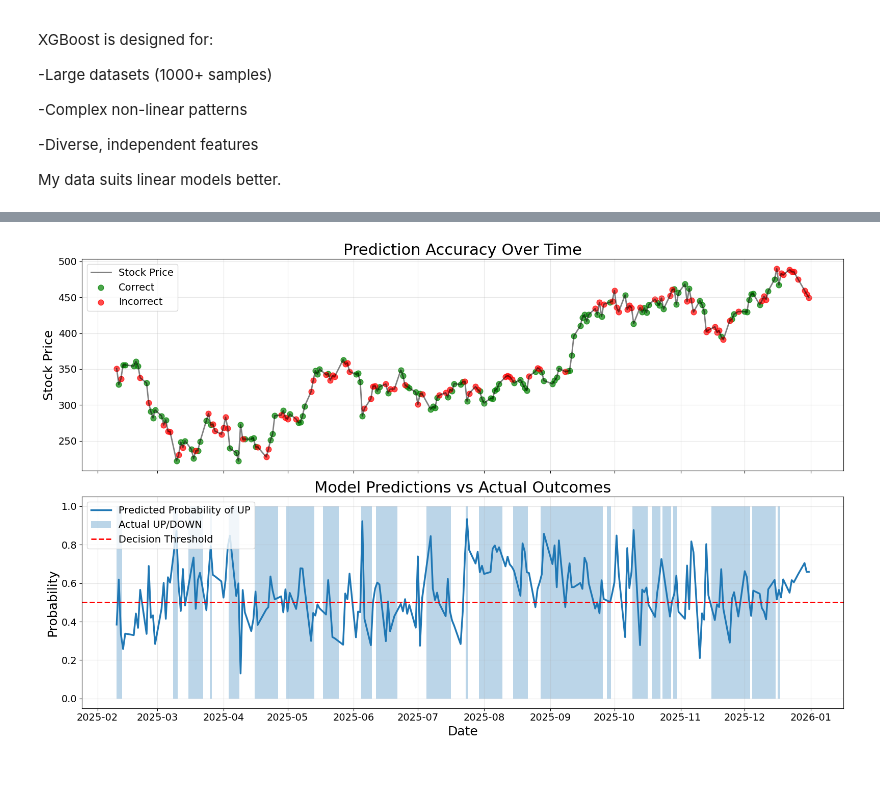
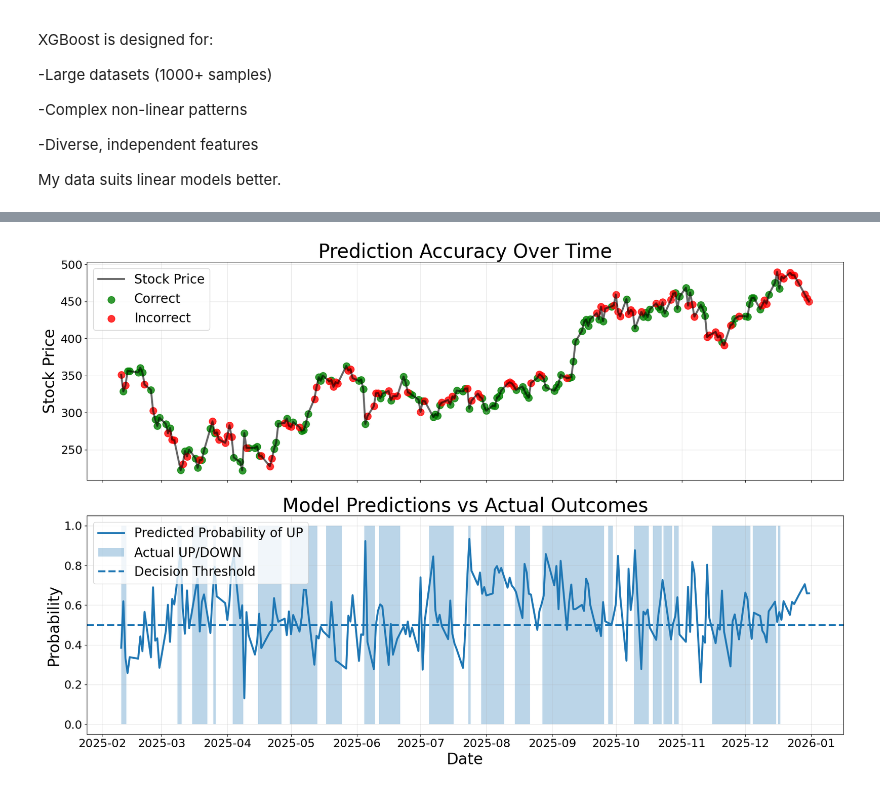
Before and after one commit to bgoodman90/Tesla_Stock_Prediction_Project, a Jupyter notebook: tesla_stock_prediction.ipynb, the cells around one changed output, grey strips where cells are left out. Cells and saved outputs as stored; diff of their text form; code cells hidden in the pictures.

```diff
--- a/tesla_stock_prediction.ipynb
+++ b/tesla_stock_prediction.ipynb
@@ -636,62 +711,102 @@ plt.show()
 # %%
 import matplotlib.pyplot as plt
+
+# -----------------------------
+# Global font scaling
+# -----------------------------
+plt.rcParams.update({
+    'font.size': 20,
+    'axes.titlesize': 30,
+    'axes.labelsize': 24,
+    'xtick.labelsize': 18,
+    'ytick.labelsize': 18,
+    'legend.fontsize': 20
+})
 
 # Create results dataframe
 results = test_df.copy()
 results['predicted_prob'] = y_prob
 results['predicted_class'] = y_pred
 results['actual_class'] = y_test
 
-# Plot
-fig, (ax1, ax2) = plt.subplots(2, 1, figsize=(16, 10), sharex=True)
+# Bigger overall canvas
+fig, (ax1, ax2) = plt.subplots(2, 1, figsize=(18, 12), sharex=True)
 
 # -----------------------------
-# Top: Stock price with correct/incorrect predictions
+# Top: Stock price with prediction correctness
 # -----------------------------
-ax1.plot(results['date'], results['Close_TSLA'],
-         color='black', alpha=0.5, linewidth=2,
-         label='Stock Price')
+ax1.plot(
+    results['date'],
+    results['Close_TSLA'],
+    color='black',
+    alpha=0.6,
+    linewidth=3,
+    label='Stock Price'
+)
 
 correct = results[results['predicted_class'] == results['actual_class']]
 incorrect = results[results['predicted_class'] != results['actual_class']]
 
-ax1.scatter(correct['date'], correct['Close_TSLA'],
-            color='green', s=60, alpha=0.7, label='Correct')
+ax1.scatter(
+    correct['date'],
+    correct['Close_TSLA'],
+    color='green',
+    s=120,           # larger markers
+    alpha=0.8,
+    label='Correct'
+)
 
-ax1.scatter(incorrect['date'], incorrect['Close_TSLA'],
-            color='red', s=60, alpha=0.7, label='Incorrect')
+ax1.scatter(
+    incorrect['date'],
+    incorrect['Close_TSLA'],
+    color='red',
+    s=120,
+    alpha=0.8,
+    label='Incorrect'
+)
 
-ax1.set_ylabel('Stock Price', fontsize=18)
-ax1.set_title('Prediction Accuracy Over Time', fontsize=22)
-ax1.legend(fontsize=14)
-ax1.tick_params(axis='both', labelsize=14)
+ax1.set_ylabel('Stock Price')
+ax1.set_title('Prediction Accuracy Over Time')
+ax1.legend(loc='upper left')
 ax1.grid(alpha=0.3)
 
 # -----------------------------
 # Bottom: Prediction probability
 # -----------------------------
-ax2.plot(results['date'], results['predicted_prob'],
-         linewidth=2.5,
-         label='Predicted Probability of UP')
+ax2.plot(
+    results['date'],
+    results['predicted_prob'],
+    linewidth=3,
+    label='Predicted Probability of UP'
+)
 
-ax2.fill_between(results['date'], 0, results['actual_class'],
-                 alpha=0.3, label='Actual UP/DOWN', step='mid')
+ax2.fill_between(
+    results['date'],
+    0,
+    results['actual_class'],
+    alpha=0.3,
+    step='mid',
+    label='Actual UP/DOWN'
+)
 
-ax2.axhline(y=0.5, color='red', linestyle='--',
-            linewidth=2, label='Decision Threshold')
+ax2.axhline(
+    y=0.5,
+    linestyle='--',
+    linewidth=3,
+    label='Decision Threshold'
+)
 
-ax2.set_xlabel('Date', fontsize=18)
-ax2.set_ylabel('Probability', fontsize=18)
-ax2.set_title('Model Predictions vs Actual Outcomes', fontsize=22)
-ax2.legend(fontsize=14, loc='upper left')
-ax2.tick_params(axis='both', labelsize=14)
+ax2.set_xlabel('Date')
+ax2.set_ylabel('Probability')
+ax2.set_title('Model Predictions vs Actual Outcomes')
+ax2.legend(loc='upper left')
 ax2.grid(alpha=0.3)
 
 plt.tight_layout()
 plt.savefig('output_plots/predictions_over_time.png', dpi=300)
 plt.show()
 # %% [output]
-[figure, old version]
+[figure, new version]
 # %%
 import matplotlib.pyplot as plt
 import pandas as pd
```
Also changed, not shown: parts of 7 cells of this notebook, 10 other files.
